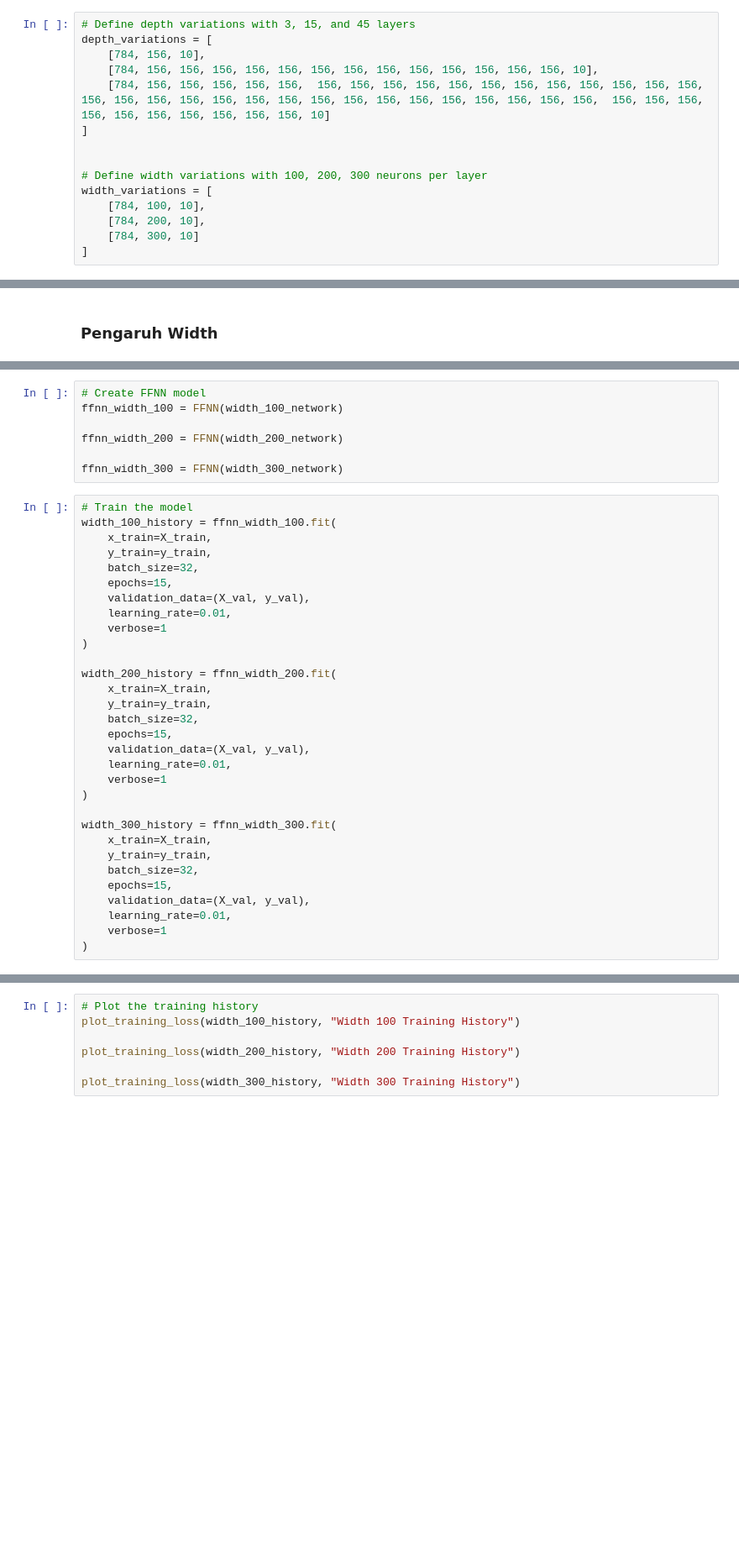
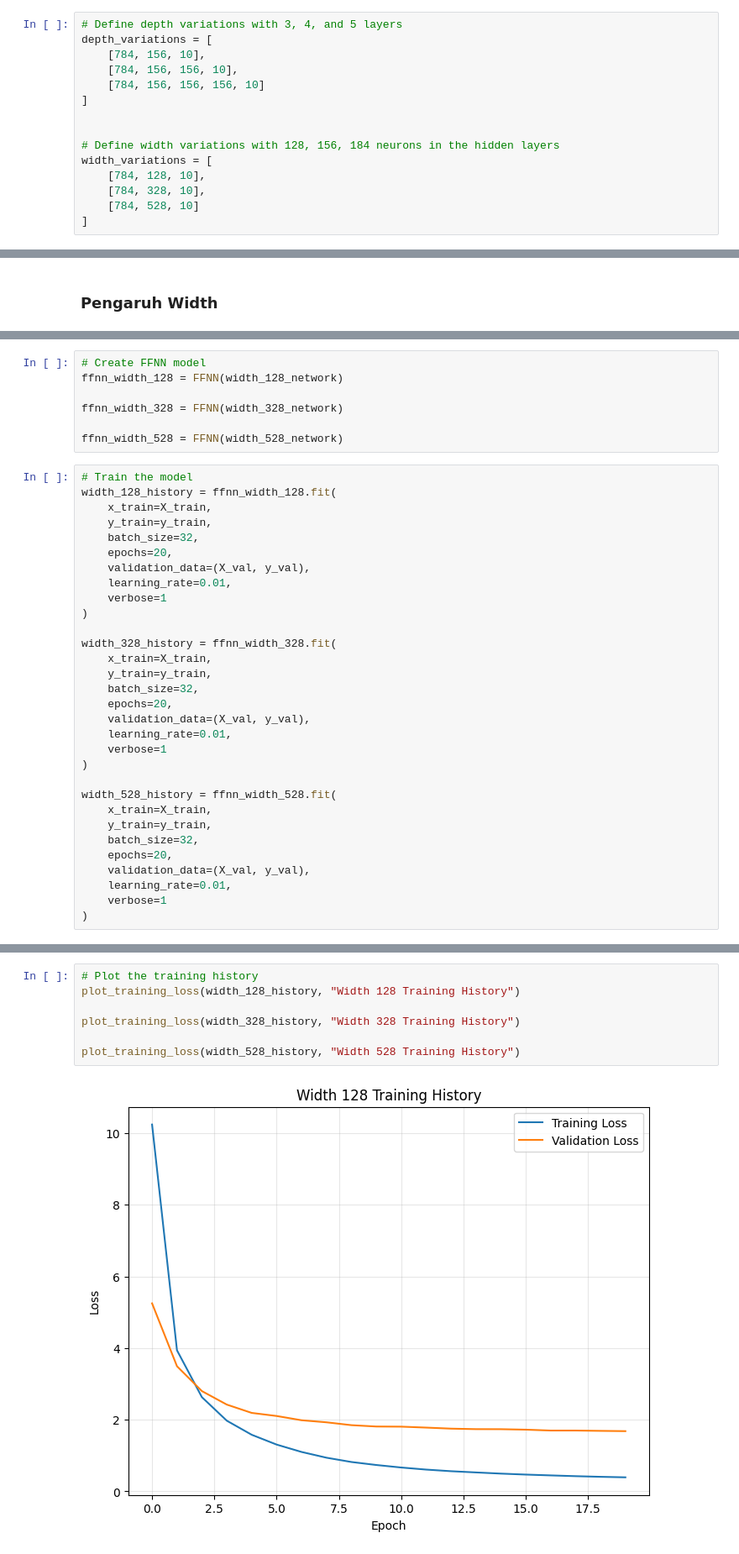
Before and after one commit to ganadipa/Tugas-Besar-I-ML, a Jupyter notebook: src/playground/testing/depth-width.ipynb, the cells around one changed output, grey strips where cells are left out. Shown: that part at 84% size. Saved outputs shown, nothing was run; the diff lists cells and outputs as text; blank space fills up the shorter version.

```diff
--- a/src/playground/testing/depth-width.ipynb
+++ b/src/playground/testing/depth-width.ipynb
@@ -89,19 +100,19 @@ print(f"Output classes: {y_train_onehot.shape[1]}")
 # %% [markdown]
 ### Pengaruh Depth
 # %%
-# Define depth variations with 3, 15, and 45 layers
+# Define depth variations with 3, 4, and 5 layers
 depth_variations = [
     [784, 156, 10],
-    [784, 156, 156, 156, 156, 156, 156, 156, 156, 156, 156, 156, 156, 156, 10],
-    [784, 156, 156, 156, 156, 156,  156, 156, 156, 156, 156, 156, 156, 156, 156, 156, 156, 156, 156, 156, 156, 156, 156, 156, 156, 156, 156, 156, 156, 156, 156, 156, 156, 156,  156, 156, 156, 156, 156, 156, 156, 156, 156, 156, 10]
+    [784, 156, 156, 10],
+    [784, 156, 156, 156, 10]
 ]
 
 
-# Define width variations with 100, 200, 300 neurons per layer
+# Define width variations with 128, 156, 184 neurons in the hidden layers
 width_variations = [
-    [784, 100, 10],
-    [784, 200, 10],
-    [784, 300, 10]
+    [784, 128, 10],
+    [784, 328, 10],
+    [784, 528, 10]
 ]
 # %%
 # Create Neural Network
@@ -203,38 +250,38 @@ width_300_network = NeuralNetwork(
 )
 # %%
 # Create FFNN model
-ffnn_width_100 = FFNN(width_100_network)
+ffnn_width_128 = FFNN(width_128_network)
 
-ffnn_width_200 = FFNN(width_200_network)
+ffnn_width_328 = FFNN(width_328_network)
 
-ffnn_width_300 = FFNN(width_300_network)
+ffnn_width_528 = FFNN(width_528_network)
 # %%
 # Train the model
-width_100_history = ffnn_width_100.fit(
+width_128_history = ffnn_width_128.fit(
     x_train=X_train,
     y_train=y_train,
     batch_size=32,
-    epochs=15,
+    epochs=20,
     validation_data=(X_val, y_val),
     learning_rate=0.01,
     verbose=1
 )
 
-width_200_history = ffnn_width_200.fit(
+width_328_history = ffnn_width_328.fit(
     x_train=X_train,
     y_train=y_train,
     batch_size=32,
-    epochs=15,
+    epochs=20,
     validation_data=(X_val, y_val),
     learning_rate=0.01,
     verbose=1
 )
 
-width_300_history = ffnn_width_300.fit(
+width_528_history = ffnn_width_528.fit(
     x_train=X_train,
     y_train=y_train,
     batch_size=32,
-    epochs=15,
+    epochs=20,
     validation_data=(X_val, y_val),
     learning_rate=0.01,
     verbose=1
@@ -249,7 +328,9 @@ evaluate_model(ffnn_width_300, X_test, y_test_onehot)
 # %%
 # Plot the training history
-plot_training_loss(width_100_history, "Width 100 Training History")
+plot_training_loss(width_128_history, "Width 128 Training History")
 
-plot_training_loss(width_200_history, "Width 200 Training History")
+plot_training_loss(width_328_history, "Width 328 Training History")
 
-plot_training_loss(width_300_history, "Width 300 Training History")
+plot_training_loss(width_528_history, "Width 528 Training History")
+# %% [output]
+[figure, added]
```
Also changed, not shown: parts of 11 cells of this notebook, 1 other file.
